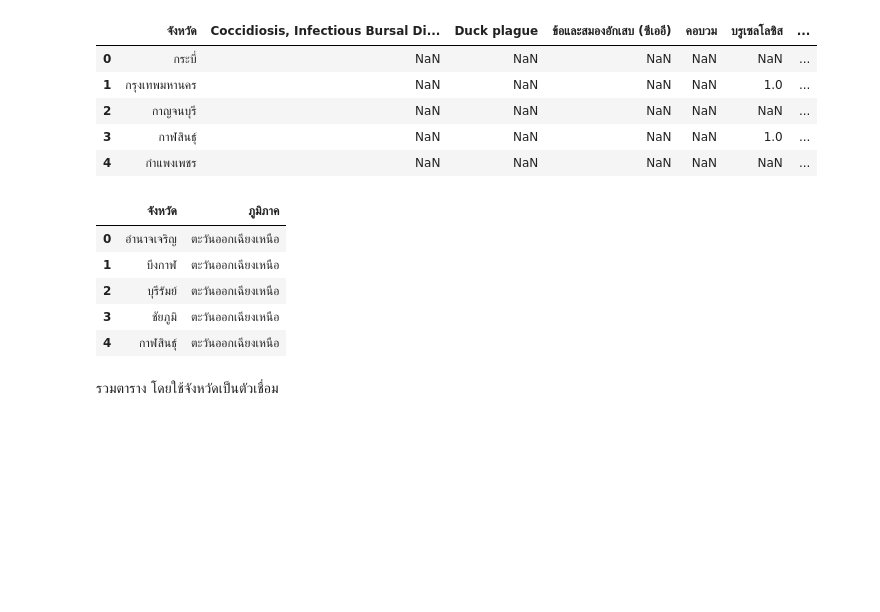
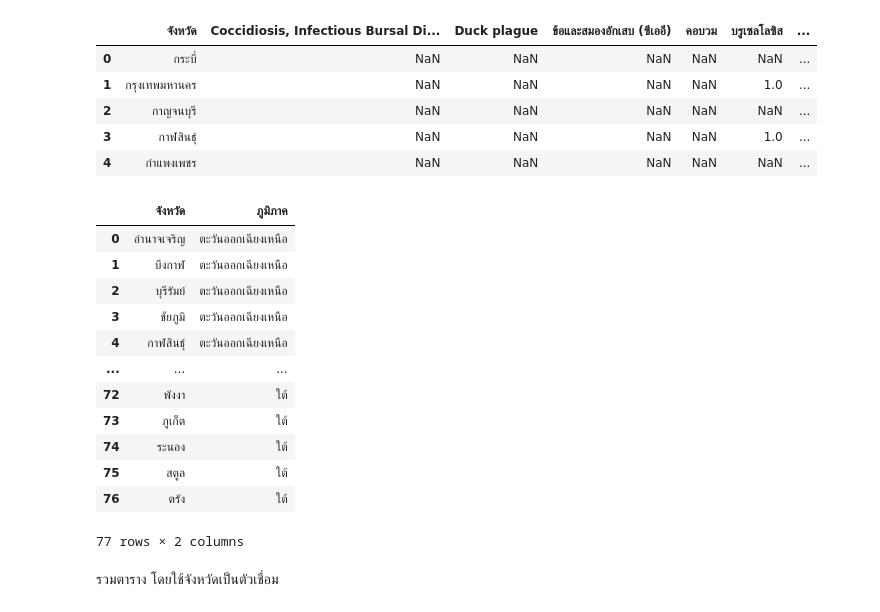
Before and after one commit to ChakritKammason/DPDM, a Jupyter notebook: DWDM_Project_By_CH.ipynb, the cells around one changed output. Saved outputs shown, nothing was run; the diff lists cells and outputs as text; code cells hidden in the pictures; blank space fills up the shorter version.

```diff
--- a/DWDM_Project_By_CH.ipynb
+++ b/DWDM_Project_By_CH.ipynb
@@ -64,14 +64,21 @@ AnimalsPlagues_df.head()
 | 3 | กาฬสินธุ์ | NaN | NaN | NaN | NaN | 1.0 | ... |
 | 4 | กำแพงเพชร | NaN | NaN | NaN | NaN | NaN | ... |
 # %%
-local_df.head()
+local_df
 # %% [output]
 |  | จังหวัด | ภูมิภาค |
 | 0 | อำนาจเจริญ | ตะวันออกเฉียงเหนือ |
 | 1 | บึงกาฬ | ตะวันออกเฉียงเหนือ |
 | 2 | บุรีรัมย์ | ตะวันออกเฉียงเหนือ |
 | 3 | ชัยภูมิ | ตะวันออกเฉียงเหนือ |
 | 4 | กาฬสินธุ์ | ตะวันออกเฉียงเหนือ |
+| ... | ... | ... |
+| 72 | พังงา | ใต้ |
+| 73 | ภูเก็ต | ใต้ |
+| 74 | ระนอง | ใต้ |
+| 75 | สตูล | ใต้ |
+| 76 | ตรัง | ใต้ |
+77 rows × 2 columns
 # %% [markdown]
 รวมตาราง โดยใช้จังหวัดเป็นตัวเชื่อม
 # %%
```
Also changed, not shown: parts of 28 cells of this notebook.
